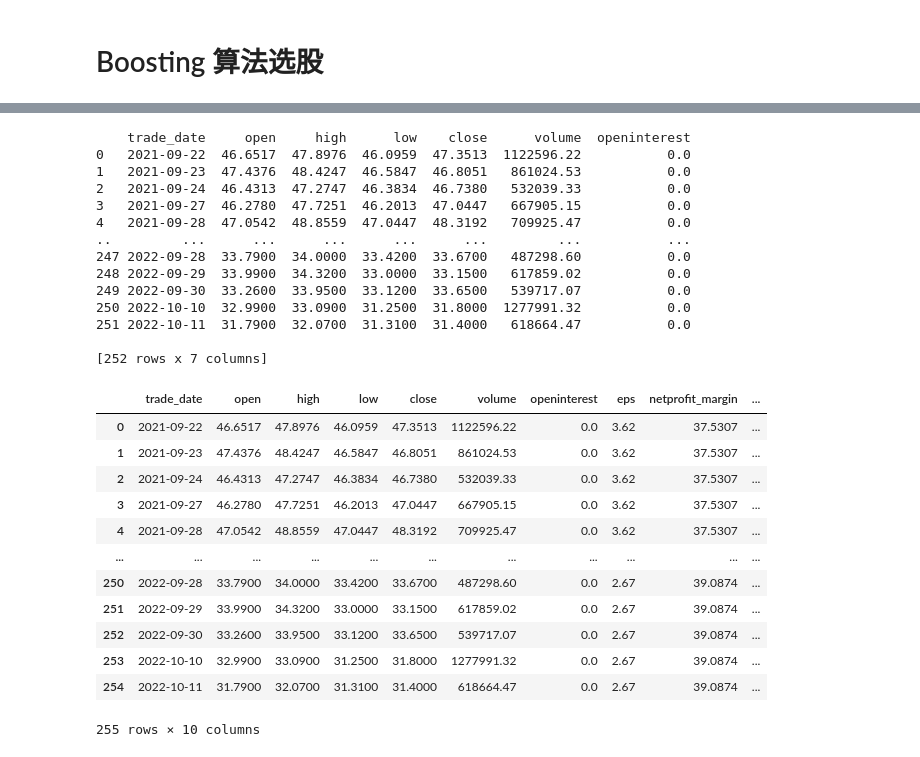
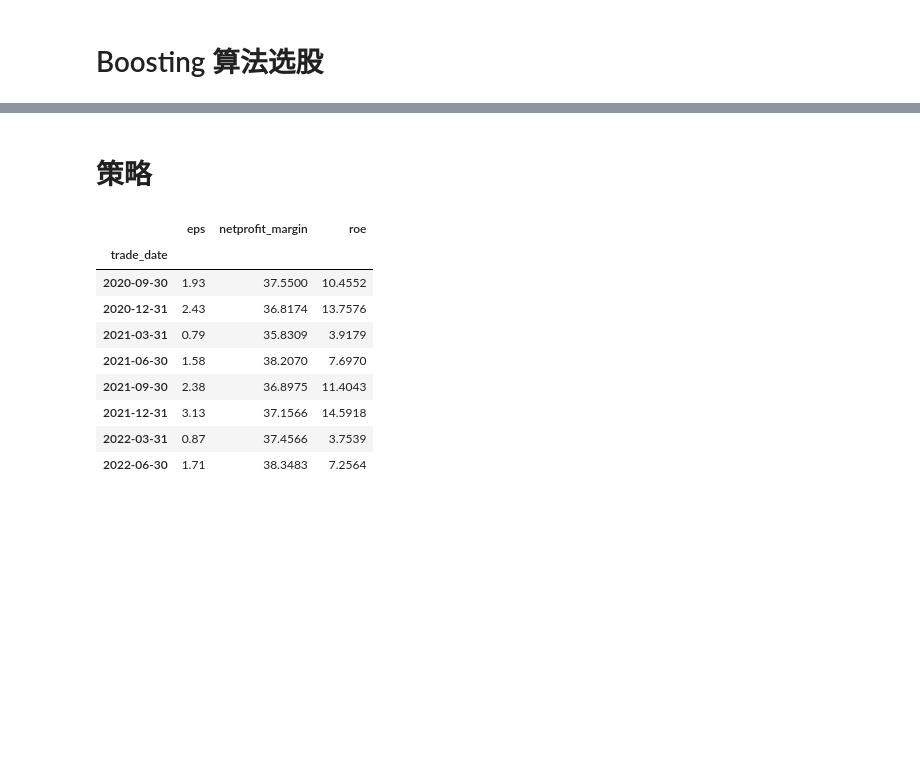
Before and after one commit to CataphractLi/BacktraderStudy, a Jupyter notebook: 机器学习/Boosting选股.ipynb, the cells around one changed output, grey strips where cells are left out. Cells and saved outputs as stored; diff of their text form; code cells hidden in the pictures; blank space fills up the shorter version.

```diff
--- a/机器学习/Boosting选股.ipynb
+++ b/机器学习/Boosting选股.ipynb
@@ -35,3 +26,5 @@ MA10, MA20, MACD, RSI
+# %% [markdown]
+# 策略
 # %%
 class ml(bt.Strategy):
 
@@ -148,38 +137,22 @@ class PandasData_ML(bt.feeds.PandasData):
         ('ROE', -1),
     )
 # %%
-s_date = datetime.datetime.now()- datetime.timedelta(days=385)
+s_date = datetime.datetime.now()- datetime.timedelta(days=385*2)
 e_date = datetime.datetime.now()
-stock_code = '600036.SH'
-utilsJ_ML.stock_finance('74f1379591c9d810854fa5891fffcacaba514b82bf17ec2e239025b6',stock_code, s_date, e_date)
+stock_code = '002142.SZ'
+utilsJ_ML.stock_finance('74f1379591c9d810854fa5891fffcacaba514b82bf17ec2e239025b6',stock_code,
+                        s_date, e_date)
 # %% [output]
-    trade_date     open     high      low    close      volume  openinterest
-0   2021-09-22  46.6517  47.8976  46.0959  47.3513  1122596.22           0.0
-1   2021-09-23  47.4376  48.4247  46.5847  46.8051   861024.53           0.0
-2   2021-09-24  46.4313  47.2747  46.3834  46.7380   532039.33           0.0
-3   2021-09-27  46.2780  47.7251  46.2013  47.0447   667905.15           0.0
-4   2021-09-28  47.0542  48.8559  47.0447  48.3192   709925.47           0.0
-..         ...      ...      ...      ...      ...         ...           ...
-247 2022-09-28  33.7900  34.0000  33.4200  33.6700   487298.60           0.0
-248 2022-09-29  33.9900  34.3200  33.0000  33.1500   617859.02           0.0
-249 2022-09-30  33.2600  33.9500  33.1200  33.6500   539717.07           0.0
-250 2022-10-10  32.9900  33.0900  31.2500  31.8000  1277991.32           0.0
-251 2022-10-11  31.7900  32.0700  31.3100  31.4000   618664.47           0.0
-
-[252 rows x 7 columns]
-|  | trade_date | open | high | low | close | volume | openinterest | eps | netprofit_margin | ... |
-| 0 | 2021-09-22 | 46.6517 | 47.8976 | 46.0959 | 47.3513 | 1122596.22 | 0.0 | 3.62 | 37.5307 | ... |
-| 1 | 2021-09-23 | 47.4376 | 48.4247 | 46.5847 | 46.8051 | 861024.53 | 0.0 | 3.62 | 37.5307 | ... |
-| 2 | 2021-09-24 | 46.4313 | 47.2747 | 46.3834 | 46.7380 | 532039.33 | 0.0 | 3.62 | 37.5307 | ... |
-| 3 | 2021-09-27 | 46.2780 | 47.7251 | 46.2013 | 47.0447 | 667905.15 | 0.0 | 3.62 | 37.5307 | ... |
-| 4 | 2021-09-28 | 47.0542 | 48.8559 | 47.0447 | 48.3192 | 709925.47 | 0.0 | 3.62 | 37.5307 | ... |
-| ... | ... | ... | ... | ... | ... | ... | ... | ... | ... | ... |
-| 250 | 2022-09-28 | 33.7900 | 34.0000 | 33.4200 | 33.6700 | 487298.60 | 0.0 | 2.67 | 39.0874 | ... |
-| 251 | 2022-09-29 | 33.9900 | 34.3200 | 33.0000 | 33.1500 | 617859.02 | 0.0 | 2.67 | 39.0874 | ... |
-| 252 | 2022-09-30 | 33.2600 | 33.9500 | 33.1200 | 33.6500 | 539717.07 | 0.0 | 2.67 | 39.0874 | ... |
-| 253 | 2022-10-10 | 32.9900 | 33.0900 | 31.2500 | 31.8000 | 1277991.32 | 0.0 | 2.67 | 39.0874 | ... |
-| 254 | 2022-10-11 | 31.7900 | 32.0700 | 31.3100 | 31.4000 | 618664.47 | 0.0 | 2.67 | 39.0874 | ... |
+|  | eps | netprofit_margin | roe |
+| trade_date |  |  |  |
+| 2020-09-30 | 1.93 | 37.5500 | 10.4552 |
+| 2020-12-31 | 2.43 | 36.8174 | 13.7576 |
+| 2021-03-31 | 0.79 | 35.8309 | 3.9179 |
+| 2021-06-30 | 1.58 | 38.2070 | 7.6970 |
+| 2021-09-30 | 2.38 | 36.8975 | 11.4043 |
+| 2021-12-31 | 3.13 | 37.1566 | 14.5918 |
+| 2022-03-31 | 0.87 | 37.4566 | 3.7539 |
+| 2022-06-30 | 1.71 | 38.3483 | 7.2564 |
-255 rows × 10 columns
 # %%
 if __name__ ==  '__main__':
     # Create a cerebro entity
```
Also changed, not shown: parts of 9 cells of this notebook, 3 other files.
